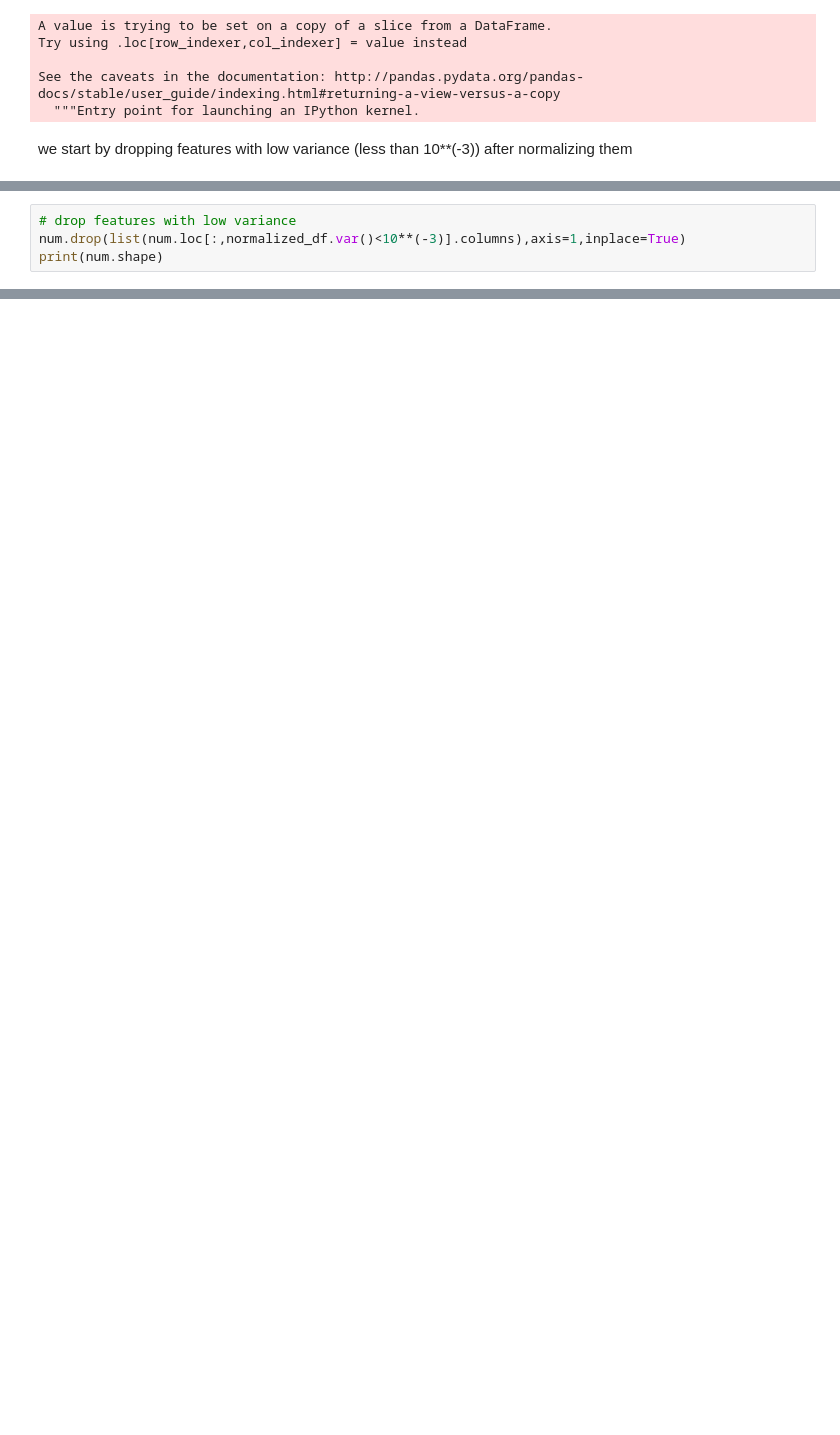
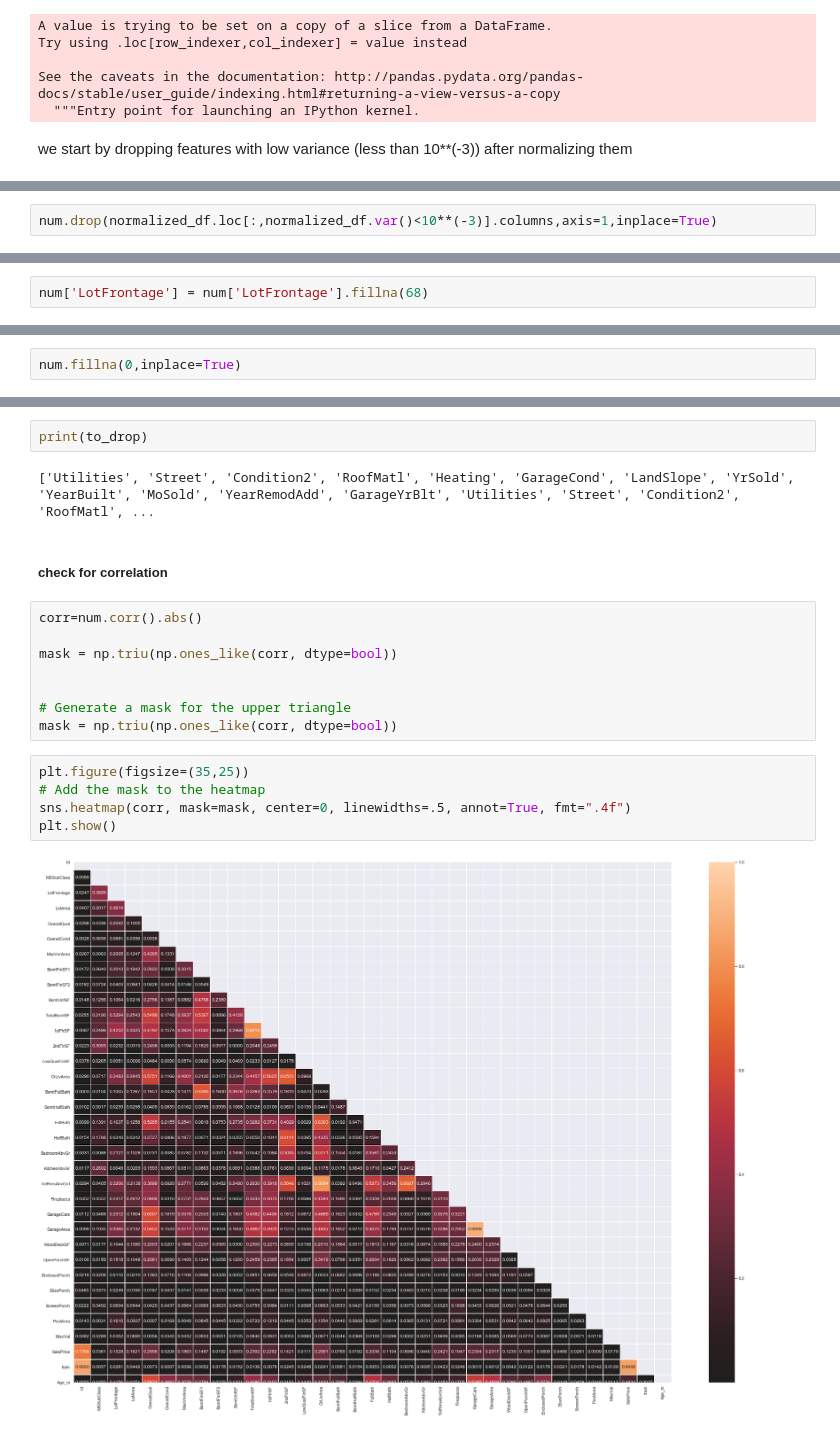
Before and after one commit to meclotfi/House-Prices-advanced-Regression-techniques-Competition-Kaggle-, a Jupyter notebook: notebook.ipynb, the cells around one changed output, grey strips where cells are left out. Drawn from its saved outputs; the diff is of its cells as text; blank space fills up the shorter version.

```diff
--- a/notebook.ipynb
+++ b/notebook.ipynb
@@ -177,5 +187,3 @@ we can see that this features are
 # %%
-# drop features with low variance
-num.drop(list(num.loc[:,normalized_df.var()<10**(-3)].columns),axis=1,inplace=True)
-print(num.shape)
+num.drop(normalized_df.loc[:,normalized_df.var()<10**(-3)].columns,axis=1,inplace=True)
 # %% [output]
@@ -186,0 +194,2 @@ See the caveats in the documentation: http://pandas.pydata.org/pandas-docs/stabl
+# %%
+num['LotFrontage'] = num['LotFrontage'].fillna(68)
@@ -186,0 +202,2 @@ See the caveats in the documentation: http://pandas.pydata.org/pandas-docs/stabl
+# %%
+num.fillna(0,inplace=True)
@@ -186,0 +211,21 @@ See the caveats in the documentation: http://pandas.pydata.org/pandas-docs/stabl
+# %%
+print(to_drop)
+# %% [output]
+['Utilities', 'Street', 'Condition2', 'RoofMatl', 'Heating', 'GarageCond', 'LandSlope', 'YrSold', 'YearBuilt', 'MoSold', 'YearRemodAdd', 'GarageYrBlt', 'Utilities', 'Street', 'Condition2', 'RoofMatl', ...
+# %% [markdown]
+##### check for correlation
+# %%
+corr=num.corr().abs()
+
+mask = np.triu(np.ones_like(corr, dtype=bool))
+
+
+# Generate a mask for the upper triangle
+mask = np.triu(np.ones_like(corr, dtype=bool))
+# %%
+plt.figure(figsize=(35,25))
+# Add the mask to the heatmap
+sns.heatmap(corr, mask=mask, center=0, linewidths=.5, annot=True, fmt=".4f")
+plt.show()
+# %% [output]
+[figure, added]
```
Also changed, not shown: parts of 36 cells of this notebook.
